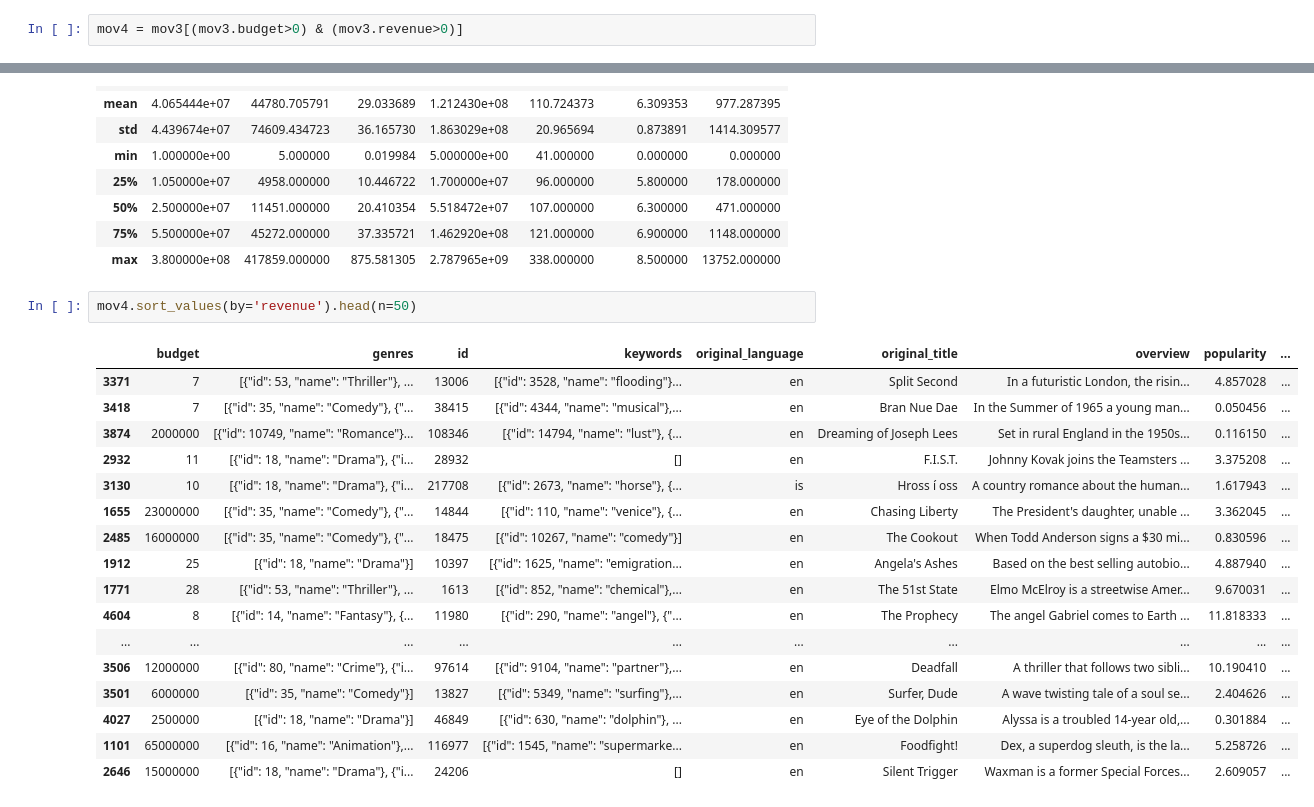
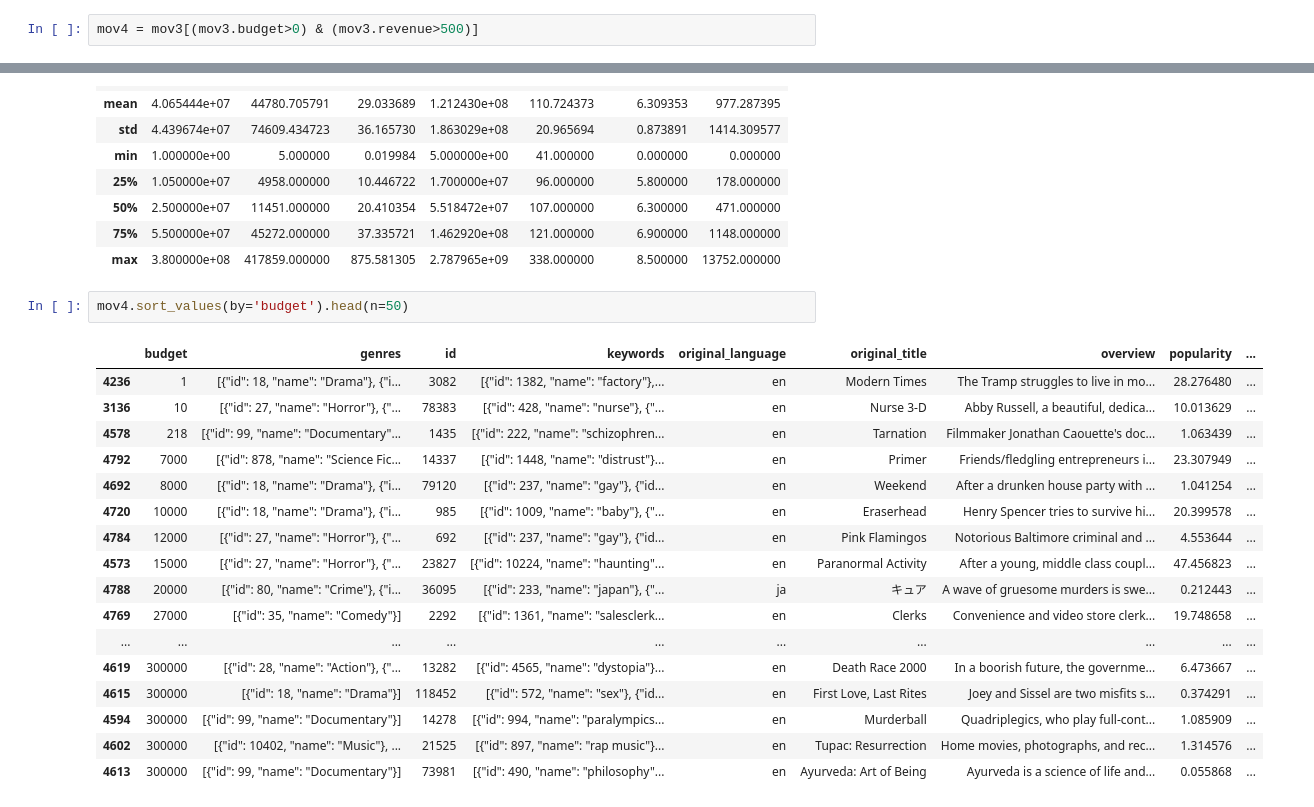
Before and after one commit to sallystoyell/f21_pfssr_wk11, a Jupyter notebook: F21 EPSY5122 PFSSR Week11.ipynb, the cells around one changed output, grey strips where cells are left out. Cells and saved outputs as stored; diff of their text form.

```diff
--- a/F21 EPSY5122 PFSSR Week11.ipynb
+++ b/F21 EPSY5122 PFSSR Week11.ipynb
@@ -107,7 +107,7 @@ mov3[['revenue', 'budget', 'title']]
 | 4798 | 0 | 0 | My Date with Drew |
 4799 rows × 3 columns
 # %%
-mov4 = mov3[(mov3.budget>0) & (mov3.revenue>0)]
+mov4 = mov3[(mov3.budget>0) & (mov3.revenue>500)]
 # %%
 mov4.describe()
 # %% [output]
@@ -121,22 +121,22 @@ mov4.describe()
 | 75% | 5.500000e+07 | 45272.000000 | 37.335721 | 1.462920e+08 | 121.000000 | 6.900000 | 1148.000000 |
 | max | 3.800000e+08 | 417859.000000 | 875.581305 | 2.787965e+09 | 338.000000 | 8.500000 | 13752.000000 |
 # %%
-mov4.sort_values(by='revenue').head(n=50)
+mov4.sort_values(by='budget').head(n=50)
 # %% [output]
 |  | budget | genres | id | keywords | original_language | original_title | overview | popularity | ... |
-| 3371 | 7 | [{"id": 53, "name": "Thriller"}, ... | 13006 | [{"id": 3528, "name": "flooding"}... | en | Split Second | In a futuristic London, the risin... | 4.857028 | ... |
-| 3418 | 7 | [{"id": 35, "name": "Comedy"}, {"... | 38415 | [{"id": 4344, "name": "musical"},... | en | Bran Nue Dae | In the Summer of 1965 a young man... | 0.050456 | ... |
-| 3874 | 2000000 | [{"id": 10749, "name": "Romance"}... | 108346 | [{"id": 14794, "name": "lust"}, {... | en | Dreaming of Joseph Lees | Set in rural England in the 1950s... | 0.116150 | ... |
-| 2932 | 11 | [{"id": 18, "name": "Drama"}, {"i... | 28932 | [] | en | F.I.S.T. | Johnny Kovak joins the Teamsters ... | 3.375208 | ... |
-| 3130 | 10 | [{"id": 18, "name": "Drama"}, {"i... | 217708 | [{"id": 2673, "name": "horse"}, {... | is | Hross í oss | A country romance about the human... | 1.617943 | ... |
-| 1655 | 23000000 | [{"id": 35, "name": "Comedy"}, {"... | 14844 | [{"id": 110, "name": "venice"}, {... | en | Chasing Liberty | The President's daughter, unable ... | 3.362045 | ... |
-| 2485 | 16000000 | [{"id": 35, "name": "Comedy"}, {"... | 18475 | [{"id": 10267, "name": "comedy"}] | en | The Cookout | When Todd Anderson signs a $30 mi... | 0.830596 | ... |
-| 1912 | 25 | [{"id": 18, "name": "Drama"}] | 10397 | [{"id": 1625, "name": "emigration... | en | Angela's Ashes | Based on the best selling autobio... | 4.887940 | ... |
-| 1771 | 28 | [{"id": 53, "name": "Thriller"}, ... | 1613 | [{"id": 852, "name": "chemical"},... | en | The 51st State | Elmo McElroy is a streetwise Amer... | 9.670031 | ... |
-| 4604 | 8 | [{"id": 14, "name": "Fantasy"}, {... | 11980 | [{"id": 290, "name": "angel"}, {"... | en | The Prophecy | The angel Gabriel comes to Earth ... | 11.818333 | ... |
+| 4236 | 1 | [{"id": 18, "name": "Drama"}, {"i... | 3082 | [{"id": 1382, "name": "factory"},... | en | Modern Times | The Tramp struggles to live in mo... | 28.276480 | ... |
+| 3136 | 10 | [{"id": 27, "name": "Horror"}, {"... | 78383 | [{"id": 428, "name": "nurse"}, {"... | en | Nurse 3-D | Abby Russell, a beautiful, dedica... | 10.013629 | ... |
+| 4578 | 218 | [{"id": 99, "name": "Documentary"... | 1435 | [{"id": 222, "name": "schizophren... | en | Tarnation | Filmmaker Jonathan Caouette's doc... | 1.063439 | ... |
+| 4792 | 7000 | [{"id": 878, "name": "Science Fic... | 14337 | [{"id": 1448, "name": "distrust"}... | en | Primer | Friends/fledgling entrepreneurs i... | 23.307949 | ... |
+| 4692 | 8000 | [{"id": 18, "name": "Drama"}, {"i... | 79120 | [{"id": 237, "name": "gay"}, {"id... | en | Weekend | After a drunken house party with ... | 1.041254 | ... |
+| 4720 | 10000 | [{"id": 18, "name": "Drama"}, {"i... | 985 | [{"id": 1009, "name": "baby"}, {"... | en | Eraserhead | Henry Spencer tries to survive hi... | 20.399578 | ... |
+| 4784 | 12000 | [{"id": 27, "name": "Horror"}, {"... | 692 | [{"id": 237, "name": "gay"}, {"id... | en | Pink Flamingos | Notorious Baltimore criminal and ... | 4.553644 | ... |
+| 4573 | 15000 | [{"id": 27, "name": "Horror"}, {"... | 23827 | [{"id": 10224, "name": "haunting"... | en | Paranormal Activity | After a young, middle class coupl... | 47.456823 | ... |
+| 4788 | 20000 | [{"id": 80, "name": "Crime"}, {"i... | 36095 | [{"id": 233, "name": "japan"}, {"... | ja | キュア | A wave of gruesome murders is swe... | 0.212443 | ... |
+| 4769 | 27000 | [{"id": 35, "name": "Comedy"}] | 2292 | [{"id": 1361, "name": "salesclerk... | en | Clerks | Convenience and video store clerk... | 19.748658 | ... |
 | ... | ... | ... | ... | ... | ... | ... | ... | ... | ... |
-| 3506 | 12000000 | [{"id": 80, "name": "Crime"}, {"i... | 97614 | [{"id": 9104, "name": "partner"},... | en | Deadfall | A thriller that follows two sibli... | 10.190410 | ... |
-| 3501 | 6000000 | [{"id": 35, "name": "Comedy"}] | 13827 | [{"id": 5349, "name": "surfing"},... | en | Surfer, Dude | A wave twisting tale of a soul se... | 2.404626 | ... |
-| 4027 | 2500000 | [{"id": 18, "name": "Drama"}] | 46849 | [{"id": 630, "name": "dolphin"}, ... | en | Eye of the Dolphin | Alyssa is a troubled 14-year old,... | 0.301884 | ... |
-| 1101 | 65000000 | [{"id": 16, "name": "Animation"},... | 116977 | [{"id": 1545, "name": "supermarke... | en | Foodfight! | Dex, a superdog sleuth, is the la... | 5.258726 | ... |
-| 2646 | 15000000 | [{"id": 18, "name": "Drama"}, {"i... | 24206 | [] | en | Silent Trigger | Waxman is a former Special Forces... | 2.609057 | ... |
+| 4619 | 300000 | [{"id": 28, "name": "Action"}, {"... | 13282 | [{"id": 4565, "name": "dystopia"}... | en | Death Race 2000 | In a boorish future, the governme... | 6.473667 | ... |
+| 4615 | 300000 | [{"id": 18, "name": "Drama"}] | 118452 | [{"id": 572, "name": "sex"}, {"id... | en | First Love, Last Rites | Joey and Sissel are two misfits s... | 0.374291 | ... |
+| 4594 | 300000 | [{"id": 99, "name": "Documentary"}] | 14278 | [{"id": 994, "name": "paralympics... | en | Murderball | Quadriplegics, who play full-cont... | 1.085909 | ... |
+| 4602 | 300000 | [{"id": 10402, "name": "Music"}, ... | 21525 | [{"id": 897, "name": "rap music"}... | en | Tupac: Resurrection | Home movies, photographs, and rec... | 1.314576 | ... |
+| 4613 | 300000 | [{"id": 99, "name": "Documentary"}] | 73981 | [{"id": 490, "name": "philosophy"... | en | Ayurveda: Art of Being | Ayurveda is a science of life and... | 0.055868 | ... |
```
Also changed, not shown: parts of 9 cells of this notebook.
